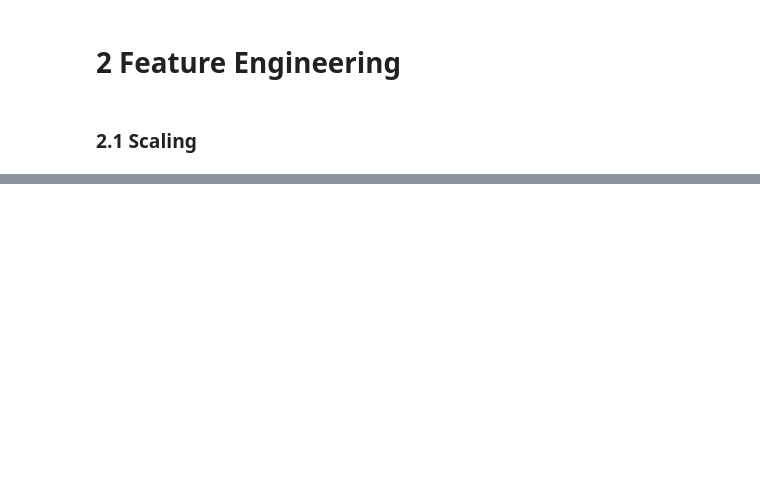
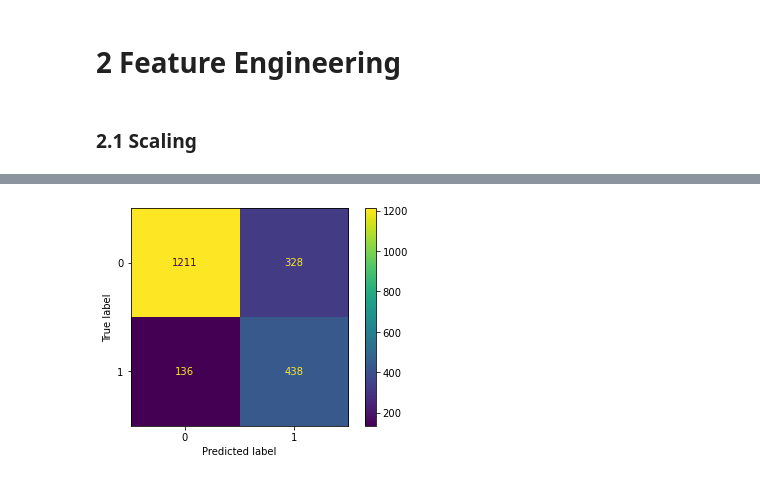
Before and after one commit to zhangy61/ML_lifecycle_template, a Jupyter notebook: EDAAndFeatureEngineering.ipynb, the cells around one changed output, grey strips where cells are left out. Saved outputs shown, nothing was run; the diff lists cells and outputs as text; code cells hidden in the pictures; blank space fills up the shorter version.

```diff
--- a/EDAAndFeatureEngineering.ipynb
+++ b/EDAAndFeatureEngineering.ipynb
@@ -166,0 +450,2 @@ df_standardized.head()
+# %%
+model.fit(X_train_processed.values, y_train)
@@ -166,0 +476,2 @@ df_standardized.head()
+# %%
+y_test_pred = model.predict(X_test_processed.values)
@@ -166,0 +489,9 @@ df_standardized.head()
+# %%
+cm  =  confusion_matrix(y_test, y_test_pred)
+# %%
+disp = ConfusionMatrixDisplay(confusion_matrix = cm, display_labels = model.classes_)
+# %%
+disp.plot()
+plt.show()
+# %% [output]
+[figure, added]
```
Also changed, not shown: parts of 107 cells of this notebook, 8 other files.
